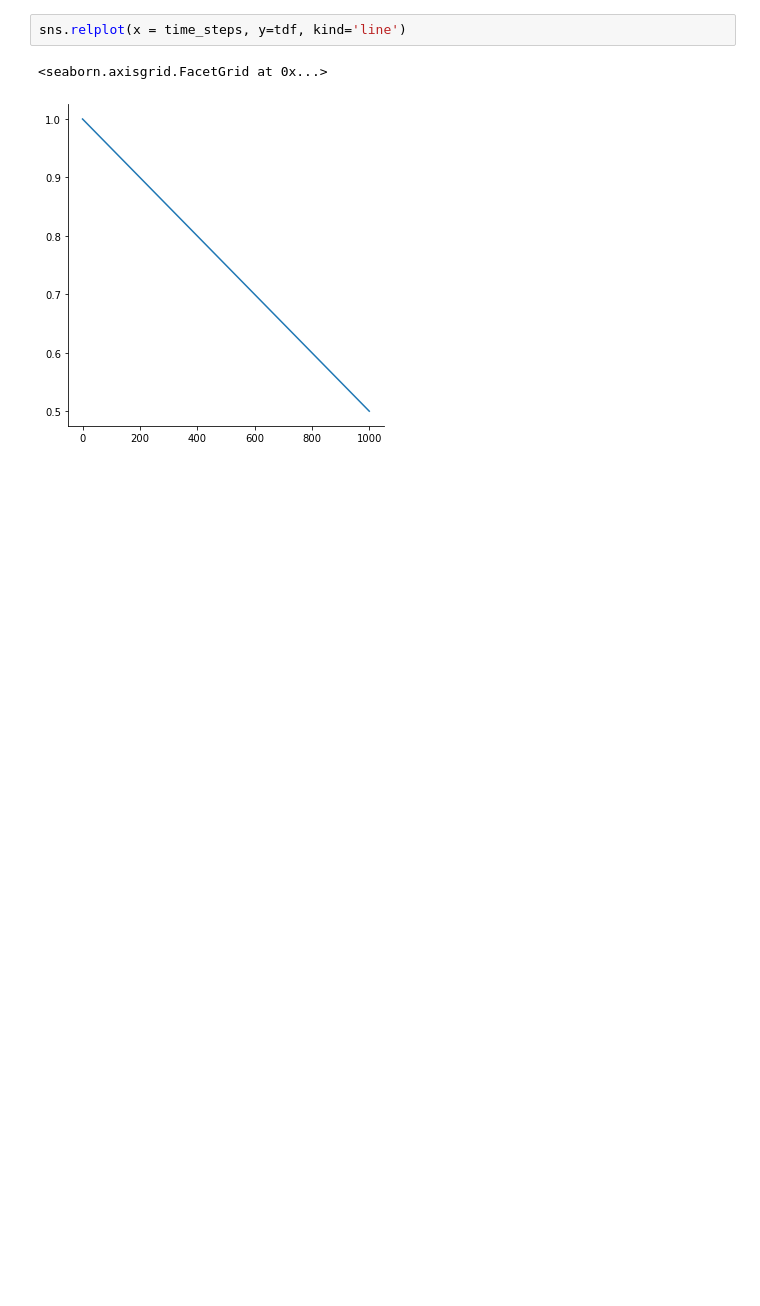
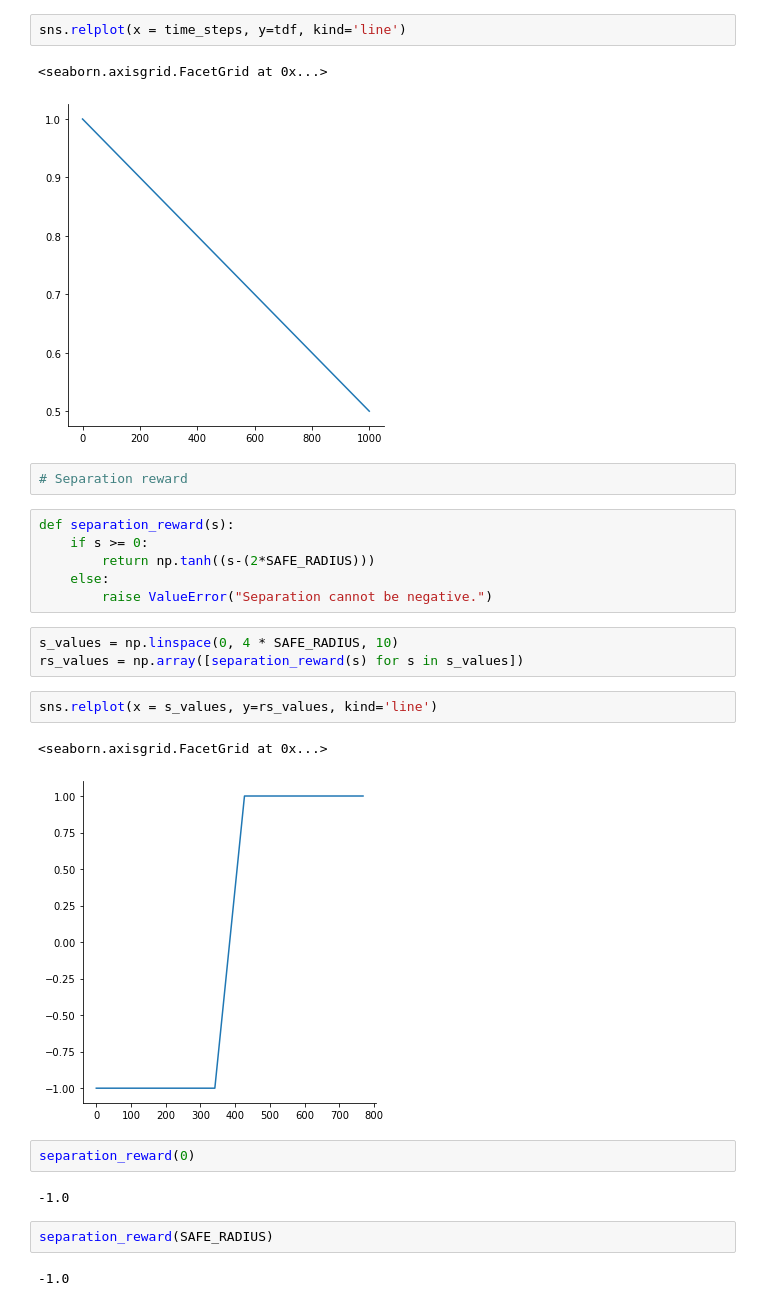
Before and after one commit to Christos-14/gym-ACAS2D, a Jupyter notebook: rewards.ipynb, the cells around one changed output. Saved outputs shown, nothing was run; the diff lists cells and outputs as text; blank space fills up the shorter version.

```diff
--- a/rewards.ipynb
+++ b/rewards.ipynb
@@ -397,3 +442,27 @@ sns.relplot(x = time_steps, y=tdf, kind='line')
 # %% [output]
 <seaborn.axisgrid.FacetGrid at 0x...>
 [figure]
+# %%
+# Separation reward
+# %%
+def separation_reward(s):
+    if s >= 0:
+        return np.tanh((s-(2*SAFE_RADIUS)))
+    else:
+        raise ValueError("Separation cannot be negative.")
+# %%
+s_values = np.linspace(0, 4 * SAFE_RADIUS, 10)
+rs_values = np.array([separation_reward(s) for s in s_values])
+# %%
+sns.relplot(x = s_values, y=rs_values, kind='line')
+# %% [output]
+<seaborn.axisgrid.FacetGrid at 0x...>
+[figure, added]
+# %%
+separation_reward(0)
+# %% [output]
+-1.0
+# %%
+separation_reward(SAFE_RADIUS)
+# %% [output]
+-1.0
```
Also changed, not shown: parts of 14 cells of this notebook, 5 other files.
